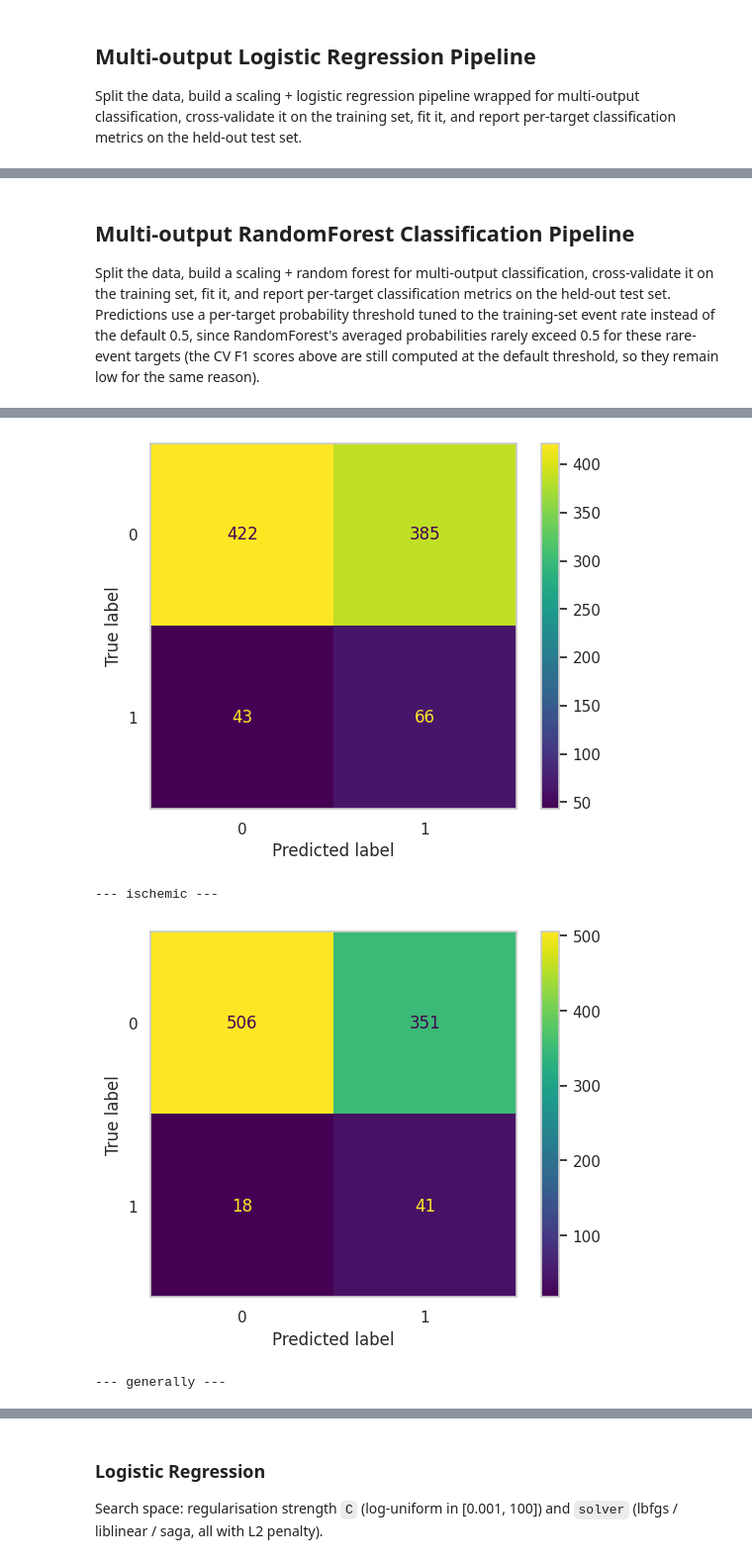
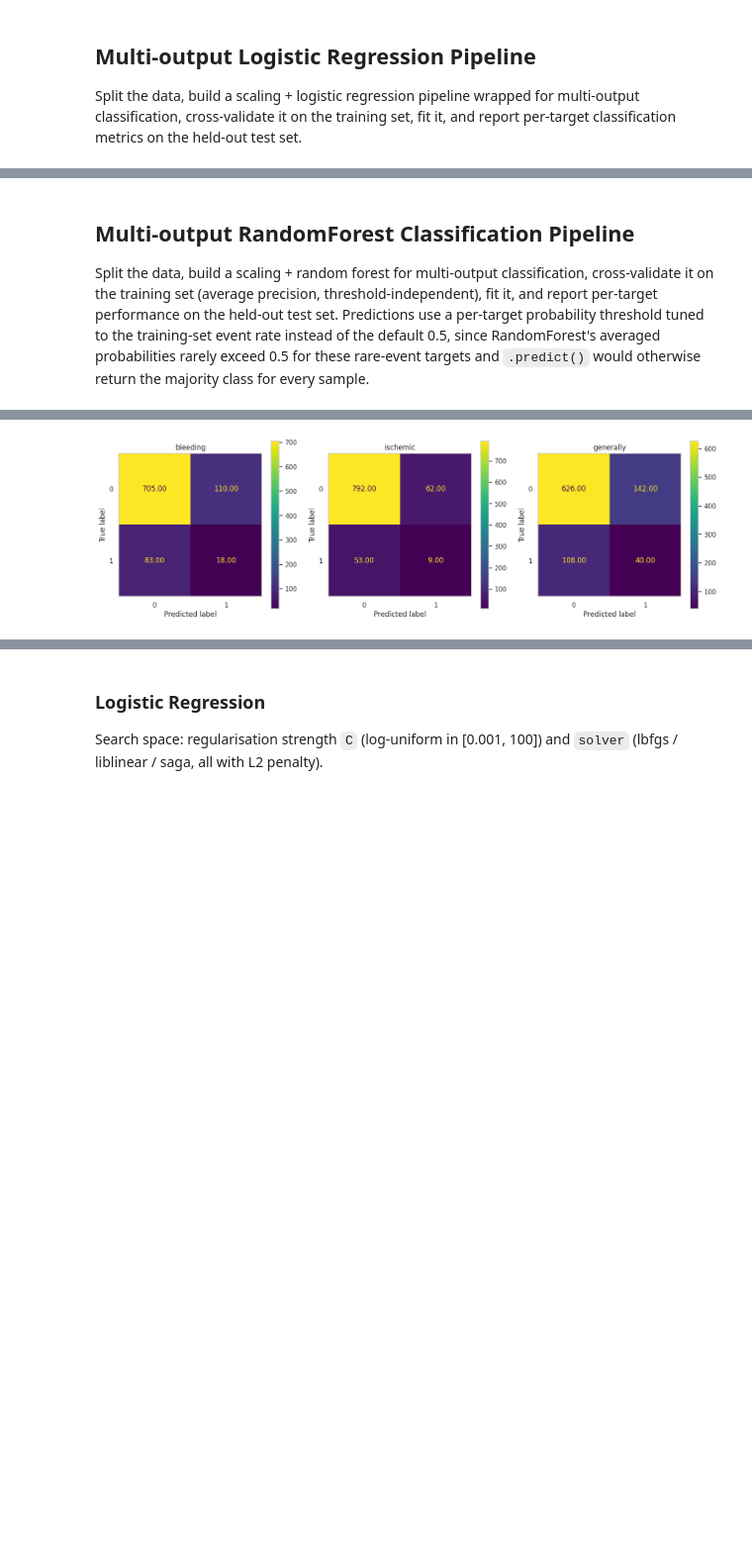
Before and after one commit to TommasoPioda/CATE-estimation-on-the-MASTER-DAPT-trial, a Jupyter notebook: simple_ml_models/bi-class/01_grouped_ML.ipynb, the cells around one changed output, grey strips where cells are left out. Shown at 99% size. Cells and saved outputs as stored; diff of their text form; code cells hidden in the pictures; blank space fills up the shorter version.

```diff
--- a/simple_ml_models/bi-class/01_grouped_ML.ipynb
+++ b/simple_ml_models/bi-class/01_grouped_ML.ipynb
@@ -44,4 +43,17 @@ Load the cleaned feature matrix `X` from `../data/X_features.parquet` and the 9
 X = pd.read_parquet(os.path.join(PROJECT_DIR, 'data/X_features.parquet'))
 y_df = pd.read_parquet(os.path.join(PROJECT_DIR, 'data/y_targets.parquet'))
 
+# Drop follow-up (fup_*) features: these are recorded at the post-randomisation
+# follow-up visits, i.e. inside or after the 335-day outcome window, so using
+# them to predict those outcomes is temporal leakage.
+leaky_cols = [c for c in ['fup_other', 'fup_nitrates', 'fup_insulin'] if c in X.columns]
+X = X.drop(columns=leaky_cols)
+print(f'Dropped follow-up (leaky) features: {leaky_cols}')
+
+# One-hot encode the only remaining categorical column so it is not silently
+# discarded by the numeric-only `select_dtypes` filter further down (the other
+# categoricals were already one-hot encoded in the data-cleaning pipeline).
+if 'regimen' in X.columns:
+    X = pd.get_dummies(X, columns=['regimen'], dtype=int)
+
 target_features = y_df
@@ -76,6 +96,11 @@ from pipeline_utils import evaluate_pipeline, predict_with_threshold, save_pipel
 # %%
+# Stratify on the joint (bleeding, ischemic, generally) pattern so train and
+# test keep the same rare-event prevalence; with a plain random split the test
+# event rate can drift away from the training rate the thresholds are tuned on.
+_strata = (y_grouped.values * np.array([1, 2, 4])).sum(axis=1)
+
 X_train, X_test, y_train, y_test = train_test_split(
-    X, y_grouped, test_size=0.2, random_state=42
+    X, y_grouped, test_size=0.2, random_state=42, stratify=_strata
 )
 # %% [markdown]
 ## Multi-output Logistic Regression Pipeline
@@ -140,40 +166,41 @@ Test set performance per target
 # %% [markdown]
 ## Multi-output RandomForest Classification Pipeline
 
-Split the data, build a scaling + random forest for multi-output classification, cross-validate it on the training set, fit it, and report per-target classification metrics on the held-out test set. Predictions use a per-target probability threshold tuned to the training-set event rate instead of the default 0.5, since RandomForest's averaged probabilities rarely exceed 0.5 for these rare-event targets (the CV F1 scores above are still computed at the default threshold, so they remain low for the same reason).
+Split the data, build a scaling + random forest for multi-output classification, cross-validate it on the training set (average precision, threshold-independent), fit it, and report per-target performance on the held-out test set. Predictions use a per-target probability threshold tuned to the training-set event rate instead of the default 0.5, since RandomForest's averaged probabilities rarely exceed 0.5 for these rare-event targets and `.predict()` would otherwise return the majority class for every sample.
 # %%
 X_train = X_train.select_dtypes(include=[np.number])  # keep numeric features only
 X_test = X_test.select_dtypes(include=[np.number])    # keep numeric features only
 
-# One random forest per target (bleeding / ischemic) via MultiOutputClassifier.
-# class_weight='balanced' reweights the impurity/leaf-value computation, but
-# unlike LogisticRegression it does not shift the 0.5 decision threshold used
-# by .predict(): at a ~7-11% event rate the averaged probability across all
-# trees rarely exceeds 0.5, so .predict() would return 0 for every sample.
-pipe = Pipeline([
+# One random forest per grouped target (bleeding / ischemic / generally) via
+# MultiOutputClassifier. class_weight='balanced' reweights the impurity/leaf-
+# value computation, but unlike LogisticRegression it does not shift the 0.5
+# decision threshold used by .predict(): at a ~7-17% event rate the averaged
+# probability across all trees rarely exceeds 0.5, so .predict() would return
+# 0 for every sample -- hence the event-rate threshold below.
+rf_pipe = Pipeline([
     ('imputer', SimpleImputer(strategy='median')),
     ('scaler', RobustScaler()),
     ('classifier', MultiOutputClassifier(
-        RandomForestClassifier(class_weight='balanced', random_state=42, n_jobs=32)
+        RandomForestClassifier(class_weight='balanced', random_state=42, n_jobs=-1)
     ))
 ])
 
-print('Cross-validation on the training set')
-evaluate_pipeline(X_train, y_train, pipe, average='macro')
+print('Cross-validation on the training set (average precision)')
+evaluate_pipeline(X_train, y_train, rf_pipe)
 
 # Fit on the full training set after the CV estimate above
-pipe.fit(X_train, y_train)
+rf_pipe.fit(X_train, y_train)
 
 print('Test set performance per target')
-# Use each target's training-set event rate as its decision threshold
-# instead of the default 0.5 (see predict_with_threshold above).
-thresholds = y_train.mean().to_numpy()
-y_pred = predict_with_threshold(pipe, X_test, thresholds)
-for i, col in enumerate(y_test.columns):
-    print(f"\n--- {col} ---")
-    disp = ConfusionMatrixDisplay.from_predictions(y_test.iloc[:, i], y_pred[:, i])
-    disp.ax_.grid(False)
-    plt.show()
+# Per-target threshold = (1 - event_rate) quantile of out-of-fold CV
+# probabilities, so the predicted positive rate tracks the true event rate
+# (see event_rate_thresholds; the raw event rate over-predicts here).
+thresholds = event_rate_thresholds(rf_pipe, X_train, y_train)
+proba = predict_proba_matrix(rf_pipe, X_test)
+y_pred = predict_with_threshold(rf_pipe, X_test, thresholds)
 
-save_pipeline(MODULE_DIR, pipe, 'RF_gf_multioutput') # random forest with grouped features, multioutput
+report_test_performance(y_test, proba, thresholds)
+plot_confusion_matrices(y_test, y_pred, normalize=False)
+
+save_pipeline(MODULE_DIR, rf_pipe, 'RF_gf_multioutput')
 # %% [output]
@@ -196,4 +226 @@ Test set performance per target
-[figure, old version]
+[figure, new version]
---- ischemic ---
-[figure, removed]
---- generally ---
```
Also changed, not shown: parts of 19 cells of this notebook, 7 other files.
